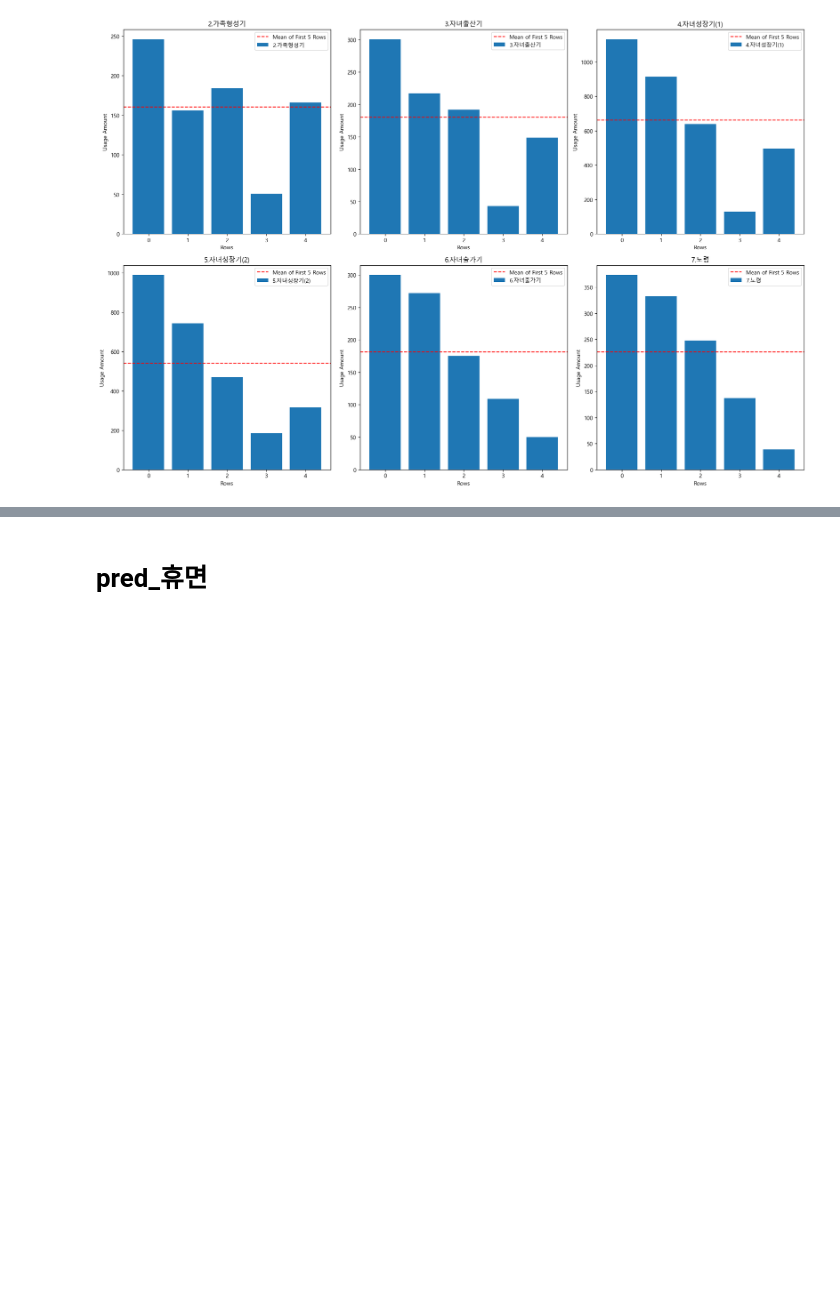
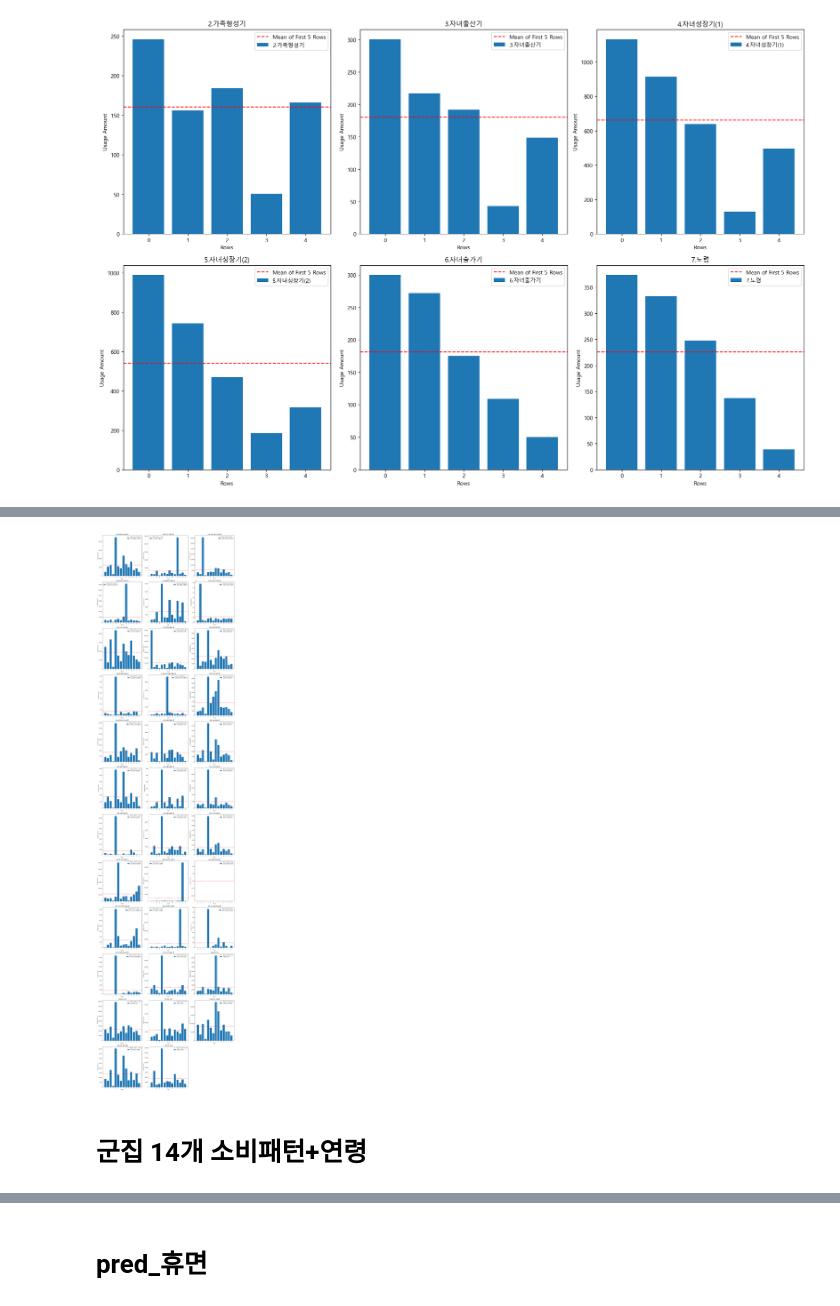
Before and after one commit to Dinoryong/HANACARD, a Jupyter notebook: kyuri/RFM_clustering.ipynb, the cells around one changed output, grey strips where cells are left out. Drawn from its saved outputs; the diff is of its cells as text; code cells hidden in the pictures; blank space fills up the shorter version.

```diff
--- a/kyuri/RFM_clustering.ipynb
+++ b/kyuri/RFM_clustering.ipynb
@@ -222,0 +227,9 @@ plt.show()
+# %%
+from sklearn.cluster import KMeans
+km = KMeans(n_clusters=14,random_state=42).fit(cosine_sim_df1)
+km.cluster_centers_
+
+# 클러스터링을 통해 군집화
+predict = pd.DataFrame(km.predict(cosine_sim_df1))
+predict.columns = ['Cluster']
+predict.head(5)
@@ -222,0 +262,5 @@ plt.show()
+# %%
+df3['cluster']=predict['Cluster'].values
+# %%
+cluster_mean=df3.groupby('cluster').mean()
+cluster_mean
@@ -222,0 +285,34 @@ plt.show()
+# %%
+plt.rc('font', family='Malgun Gothic')
+# Calculate the mean of the first 5 rows
+mean_of_first_5_rows = cluster_mean.iloc[:14, 1:].mean()
+
+# Plotting for each column
+num_columns = len(cluster_mean.columns) - 1
+num_rows = (num_columns + 2) // 3  # Ceiling division
+fig, axes = plt.subplots(num_rows, 3, figsize=(18, 6 * num_rows))
+
+for col_index in range(1, num_columns + 1):
+    row = (col_index - 1) // 3
+    col = (col_index - 1) % 3
+    column_name = cluster_mean.columns[col_index]
+
+    ax = axes[row, col]
+    ax.bar(range(14), cluster_mean.iloc[:14, col_index], label=column_name)
+    ax.axhline(y=mean_of_first_5_rows[col_index - 1], color='r', linestyle='--', label='Mean of First 5 Rows')
+    ax.set_xlabel('Rows')
+    ax.set_ylabel('Usage Amount')
+    ax.set_title(column_name)
+    ax.legend()
+    ax.set_xticks(range(14))
+
+# Remove any unused subplots
+for i in range(num_columns, num_rows * 3):
+    fig.delaxes(axes.flatten()[i])
+
+plt.tight_layout()
+plt.show()
+# %% [output]
+[figure, added]
+# %% [markdown]
+# 군집 14개 소비패턴+연령
```
Also changed, not shown: parts of 17 cells of this notebook.
